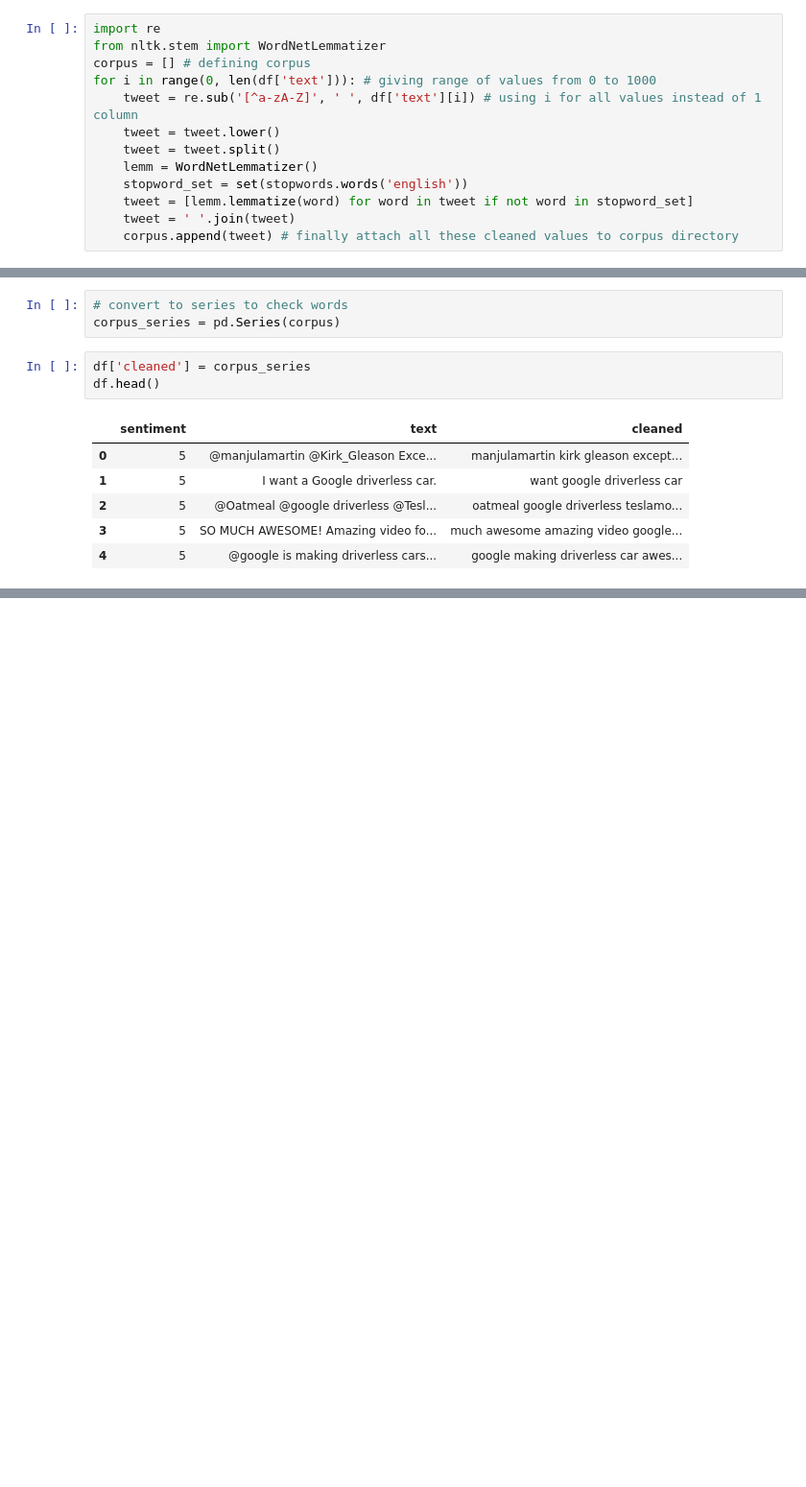
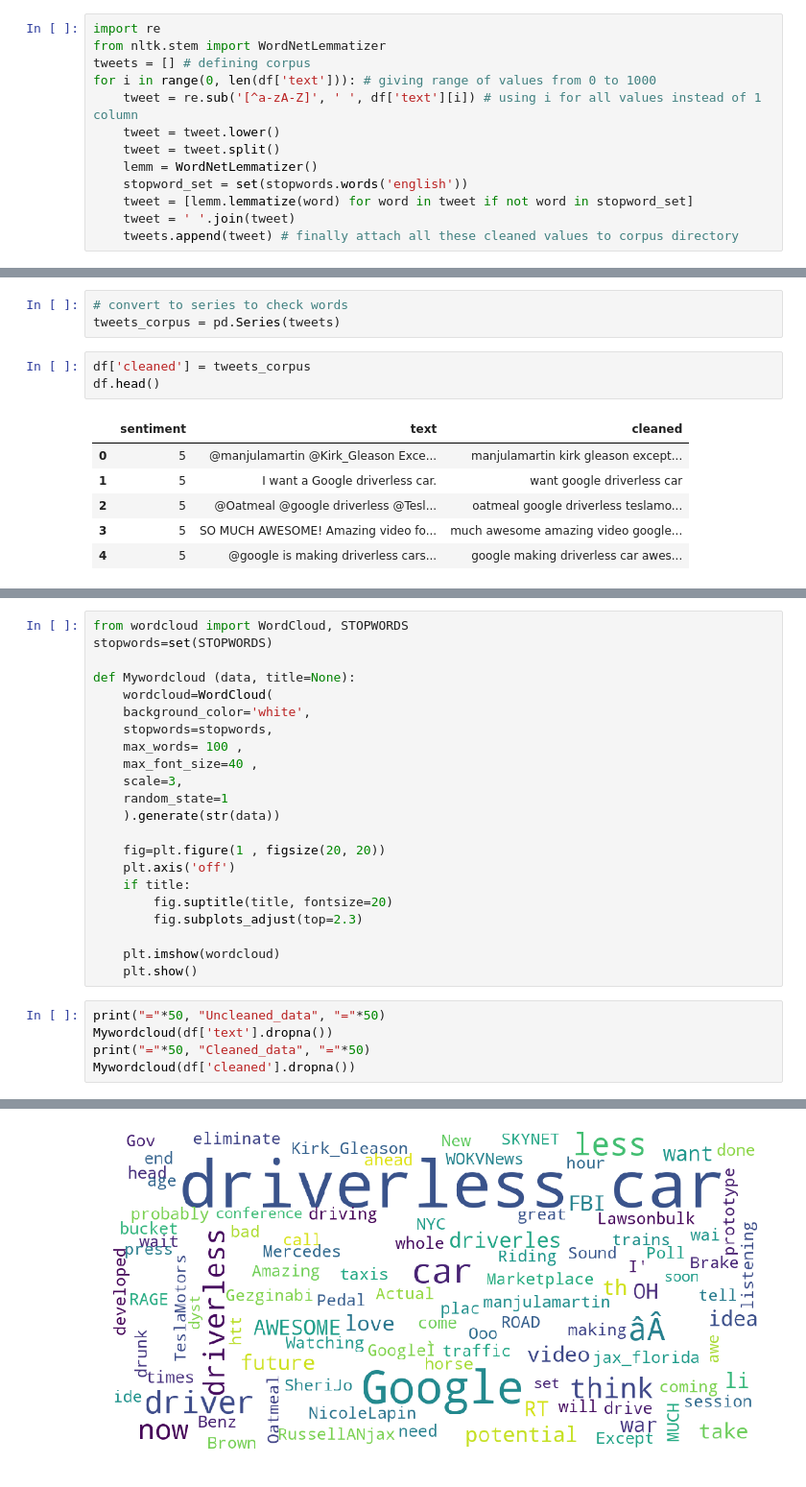
Before and after one commit to HassanSherwani/Kaggle_Challenges, a Jupyter notebook: Self-driving_cars/Preprocessing_data.ipynb, the cells around one changed output, grey strips where cells are left out. Shown at 96% size. Saved outputs shown, nothing was run; the diff lists cells and outputs as text; blank space fills up the shorter version.

Commit message:
notebook_cleaned_data

```diff
--- a/Self-driving_cars/Preprocessing_data.ipynb
+++ b/Self-driving_cars/Preprocessing_data.ipynb
@@ -104,7 +104,7 @@ df.head()
 # %%
 import re
 from nltk.stem import WordNetLemmatizer
-corpus = [] # defining corpus
+tweets = [] # defining corpus
 for i in range(0, len(df['text'])): # giving range of values from 0 to 1000
     tweet = re.sub('[^a-zA-Z]', ' ', df['text'][i]) # using i for all values instead of 1 column
     tweet = tweet.lower()
@@ -113,5 +113,5 @@ for i in range(0, len(df['text'])): # giving range of values from 0 to 1000
     stopword_set = set(stopwords.words('english'))
     tweet = [lemm.lemmatize(word) for word in tweet if not word in stopword_set]
     tweet = ' '.join(tweet)
-    corpus.append(tweet) # finally attach all these cleaned values to corpus directory
+    tweets.append(tweet) # finally attach all these cleaned values to corpus directory
 # %%
@@ -120,9 +120,9 @@ type(corpus)
 list
 # %%
 # convert to series to check words
-corpus_series = pd.Series(corpus)
+tweets_corpus = pd.Series(tweets)
 # %%
-df['cleaned'] = corpus_series
+df['cleaned'] = tweets_corpus
 df.head()
 # %% [output]
 |  | sentiment | text | cleaned |
@@ -151,0 +167,28 @@ clean_data.head()
+# %%
+from wordcloud import WordCloud, STOPWORDS
+stopwords=set(STOPWORDS)
+
+def Mywordcloud (data, title=None):
+    wordcloud=WordCloud(
+    background_color='white',
+    stopwords=stopwords,
+    max_words= 100 ,
+    max_font_size=40 ,
+    scale=3,
+    random_state=1
+    ).generate(str(data))
+
+    fig=plt.figure(1 , figsize(20, 20))
+    plt.axis('off')
+    if title:
+        fig.suptitle(title, fontsize=20)
+        fig.subplots_adjust(top=2.3)
+
+    plt.imshow(wordcloud)
+    plt.show()
+# %%
+print("="*50, "Uncleaned_data", "="*50)
+Mywordcloud(df['text'].dropna())
+print("="*50, "Cleaned_data", "="*50)
+Mywordcloud(df['cleaned'].dropna())
+# %% [output]
@@ -151,0 +196 @@ clean_data.head()
+[figure, added]
```
Also changed, not shown: parts of 17 cells of this notebook.
